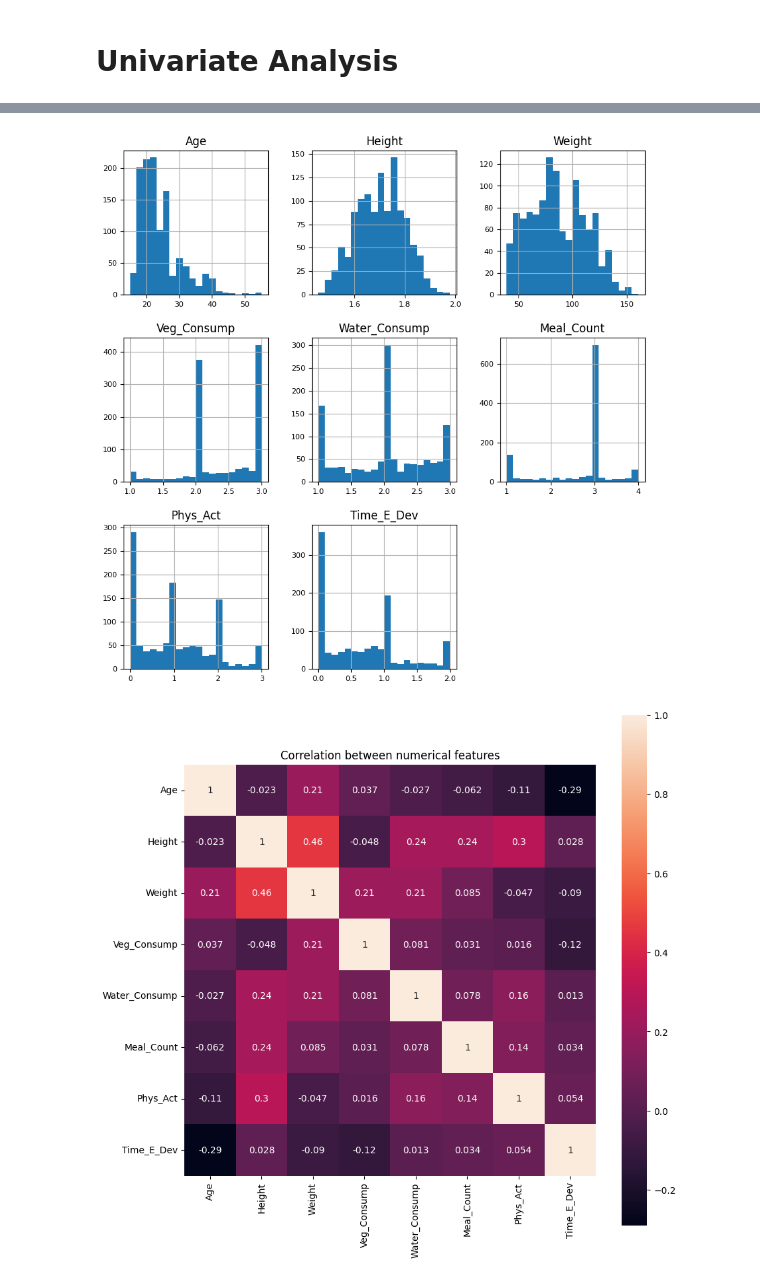
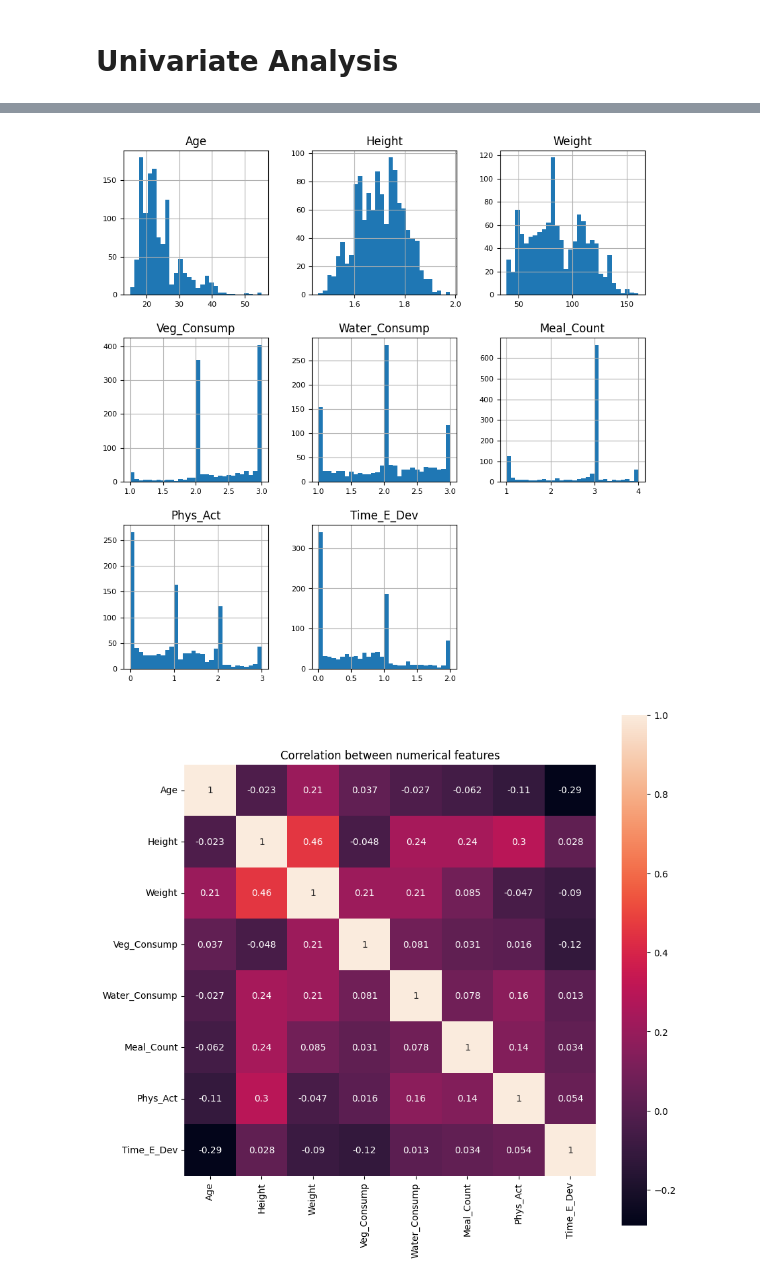
Before and after one commit to yahia3200/Body-Level-Classification, a Jupyter notebook: notebooks/dataset_analysis.ipynb, the cells around one changed output, grey strips where cells are left out. Drawn from its saved outputs; the diff is of its cells as text; code cells hidden in the pictures.

```diff
--- a/notebooks/dataset_analysis.ipynb
+++ b/notebooks/dataset_analysis.ipynb
@@ -70,9 +78,10 @@ plt.show()
 # %%
 # numerical features analysis
-data[numerical_features].hist(figsize=(10, 10), bins=20, xlabelsize=8, ylabelsize=8)
-plt.show()
+data[numerical_features].hist(figsize=(10, 10), bins=30, xlabelsize=8, ylabelsize=8)
+plt.savefig('../figures/numerical_features_distribution.png', dpi=300, bbox_inches='tight')
+# plt.show()
 # %% [output]
-[figure, old version]
+[figure, new version]
 # %%
 # correlation matrix
 corr = data[numerical_features].corr()
```
Also changed, not shown: parts of 4 cells of this notebook, 5 other files.
